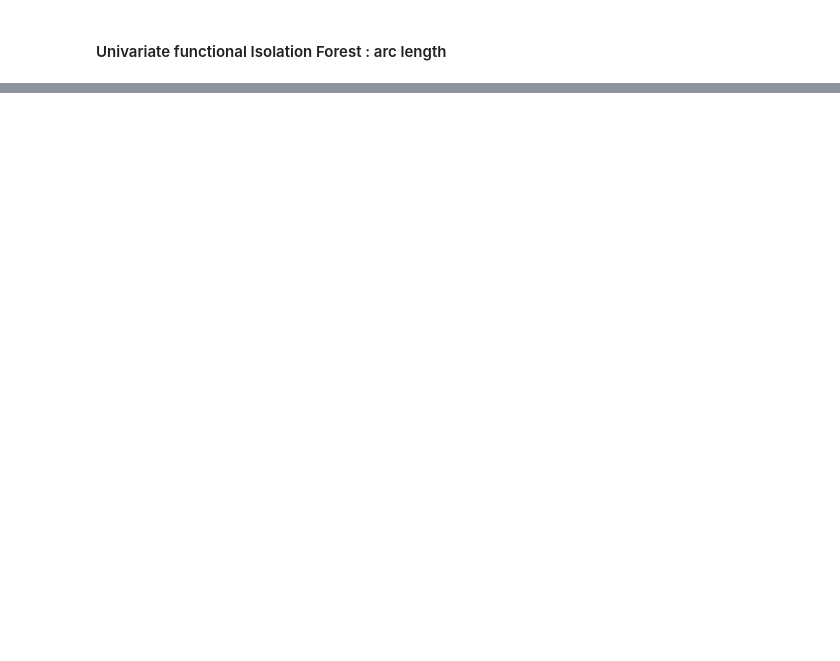
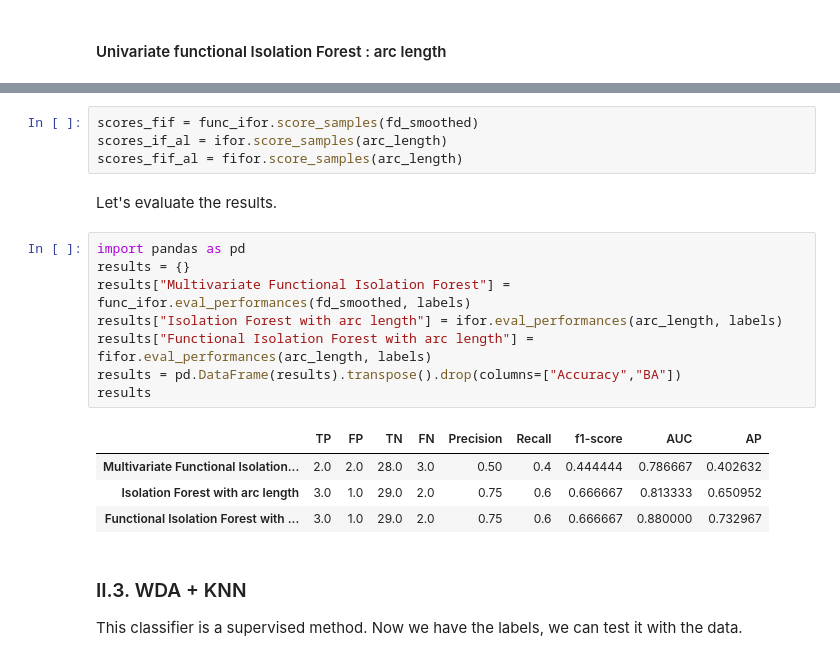
Before and after one commit to Clej/curve_shape_analysis, a Jupyter notebook: example2.ipynb, the cells around one changed output, grey strips where cells are left out. Cells and saved outputs as stored; diff of their text form; blank space fills up the shorter version.

```diff
--- a/example2.ipynb
+++ b/example2.ipynb
@@ -139,0 +149,23 @@ fifor.plot_scores(arc_length, targets, target_names)
+# %%
+scores_fif = func_ifor.score_samples(fd_smoothed)
+scores_if_al = ifor.score_samples(arc_length)
+scores_fif_al = fifor.score_samples(arc_length)
+# %% [markdown]
+Let's evaluate the results.
+# %%
+import pandas as pd
+results = {}
+results["Multivariate Functional Isolation Forest"] = func_ifor.eval_performances(fd_smoothed, labels)
+results["Isolation Forest with arc length"] = ifor.eval_performances(arc_length, labels)
+results["Functional Isolation Forest with arc length"] = fifor.eval_performances(arc_length, labels)
+results = pd.DataFrame(results).transpose().drop(columns=["Accuracy","BA"])
+results
+# %% [output]
+|  | TP | FP | TN | FN | Precision | Recall | f1-score | AUC | AP |
+| Multivariate Functional Isolation... | 2.0 | 2.0 | 28.0 | 3.0 | 0.50 | 0.4 | 0.444444 | 0.786667 | 0.402632 |
+| Isolation Forest with arc length | 3.0 | 1.0 | 29.0 | 2.0 | 0.75 | 0.6 | 0.666667 | 0.813333 | 0.650952 |
+| Functional Isolation Forest with ... | 3.0 | 1.0 | 29.0 | 2.0 | 0.75 | 0.6 | 0.666667 | 0.880000 | 0.732967 |
+# %% [markdown]
+### II.3. WDA + KNN
+
+This classifier is a supervised method. Now we have the labels, we can test it with the data.
```
Also changed, not shown: parts of 19 cells of this notebook.
